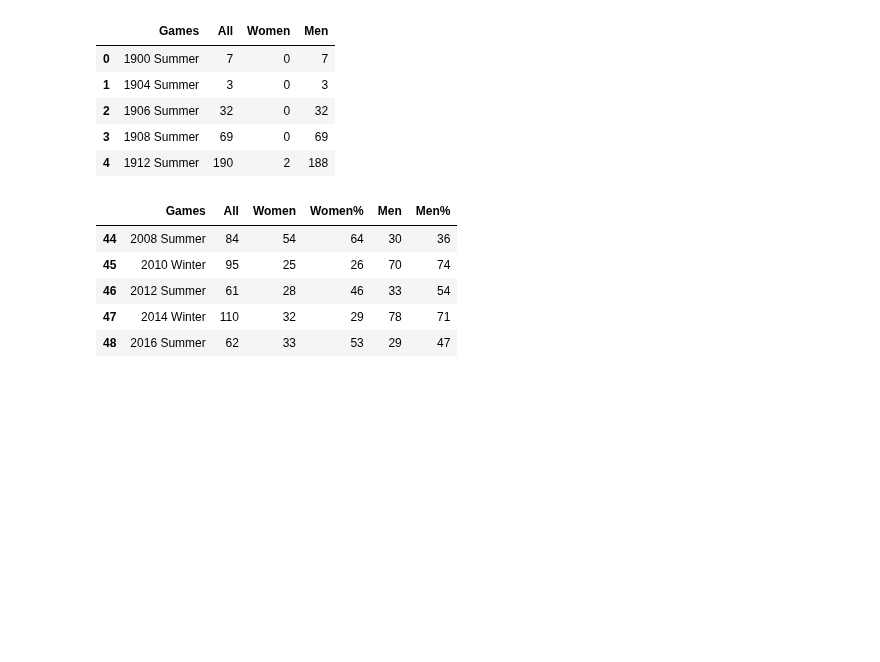
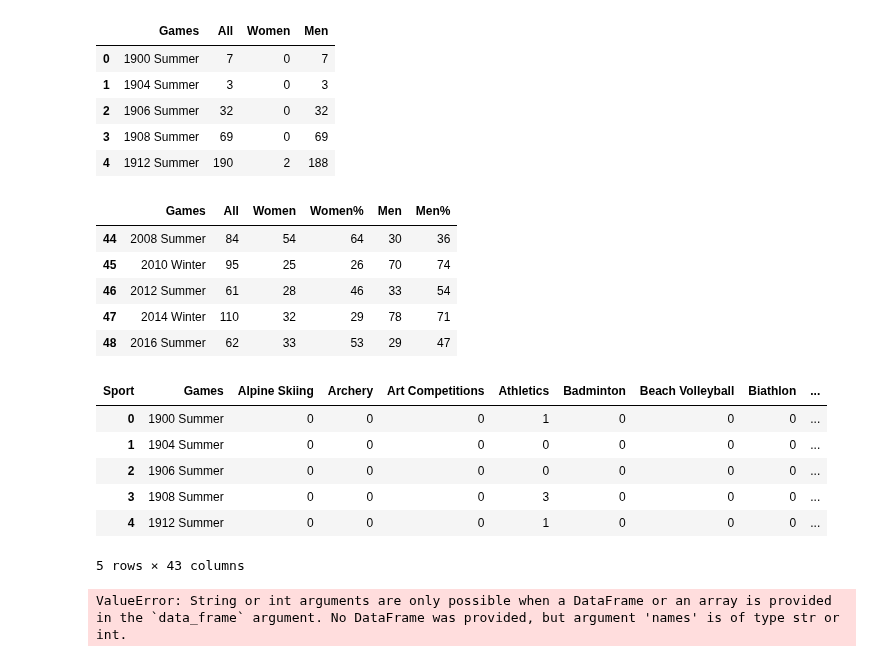
Before and after one commit to Ludwilton/Projekt-OS-Norge, a Jupyter notebook: uppgift_0/uppgift.0.ANDERS.ipynb, the cells around one changed output. Drawn from its saved outputs; the diff is of its cells as text; code cells hidden in the pictures; blank space fills up the shorter version.

```diff
--- a/uppgift_0/uppgift.0.ANDERS.ipynb
+++ b/uppgift_0/uppgift.0.ANDERS.ipynb
@@ -96,3 +99,18 @@ fig.show()
 | 46 | 2012 Summer | 61 | 28 | 46 | 33 | 54 |
 | 47 | 2014 Winter | 110 | 32 | 29 | 78 | 71 |
 | 48 | 2016 Summer | 62 | 33 | 53 | 29 | 47 |
+# %%
+nor_medals_sport = nor.copy()
+nor_medals_sport = nor_medals_sport.drop_duplicates(subset=["Event", "Games", "Team", "Medal"])
+nor_medals_sport = nor_medals_sport.groupby(["Games", "Sport"])["Medal"].count().unstack(fill_value=0)
+# nor_medals_sport["Total"] = nor_medals_sport.sum(axis=1)      # bara för slippa räkna manuellt för att verifiera
+nor_medals_sport = nor_medals_sport.reset_index()
+nor_medals_sport.head()
+# %% [output]
+| Sport | Games | Alpine Skiing | Archery | Art Competitions | Athletics | Badminton | Beach Volleyball | Biathlon | ... |
+| 0 | 1900 Summer | 0 | 0 | 0 | 1 | 0 | 0 | 0 | ... |
+| 1 | 1904 Summer | 0 | 0 | 0 | 0 | 0 | 0 | 0 | ... |
+| 2 | 1906 Summer | 0 | 0 | 0 | 0 | 0 | 0 | 0 | ... |
+| 3 | 1908 Summer | 0 | 0 | 0 | 3 | 0 | 0 | 0 | ... |
+| 4 | 1912 Summer | 0 | 0 | 0 | 1 | 0 | 0 | 0 | ... |
+5 rows × 43 columns
@@ -98,0 +184,21 @@ fig.show()
+# %%
+nor_medals_decade = nor_medals.reset_index()
+nor_medals_decade = nor_medals_decade[["Games", "Total"]]
+temp_men = nor_medals_men.reset_index()
+temp_men = temp_men[["Games", "Total"]]
+temp_wom = nor_medals_wom.reset_index()
+temp_wom = temp_wom[["Games", "Total"]]
+
+nor_medals_decade = nor_medals_decade.merge(temp_men, on="Games", how="left")
+nor_medals_decade = nor_medals_decade.merge(temp_wom, on="Games", how="left").fillna(0)
+nor_medals_decade["Total"] = nor_medals_decade["Total"].astype(int)
+nor_medals_decade = nor_medals_decade.rename(columns={"Total_x": "Medals", "Total_y": "Men", "Total": "Women"})
+nor_medals_decade["Decade"] = nor_medals_decade["Games"].apply(lambda row: int(row[:3] + "0"))
+
+nor_medals_decade = nor_medals_decade.groupby("Decade", as_index=False)[["Medals", "Men", "Women"]].sum()
+nor_medals_decade
+
+fig = px.pie(labels=["Men", "Women"], values=[nor_medals_decade.iloc[0, 2], nor_medals_decade.iloc[0, 3]], names=f"{decade}s", color=["forestgreen", "orange"])
+fig.show()
+# %% [output]
+ValueError: String or int arguments are only possible when a DataFrame or an array is provided in the `data_frame` argument. No DataFrame was provided, but argument 'names' is of type str or int.
```
Also changed, not shown: parts of 8 cells of this notebook.
